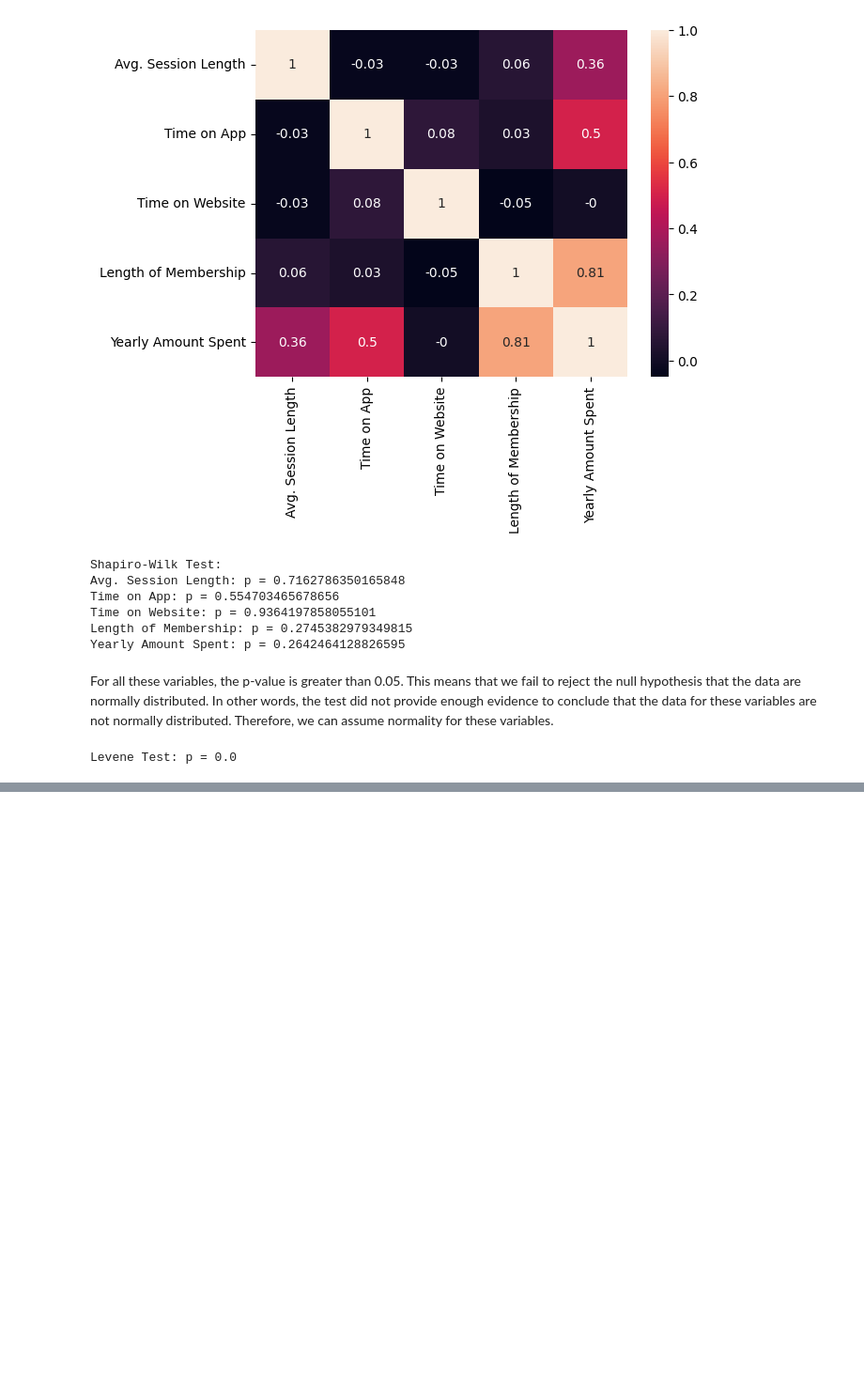
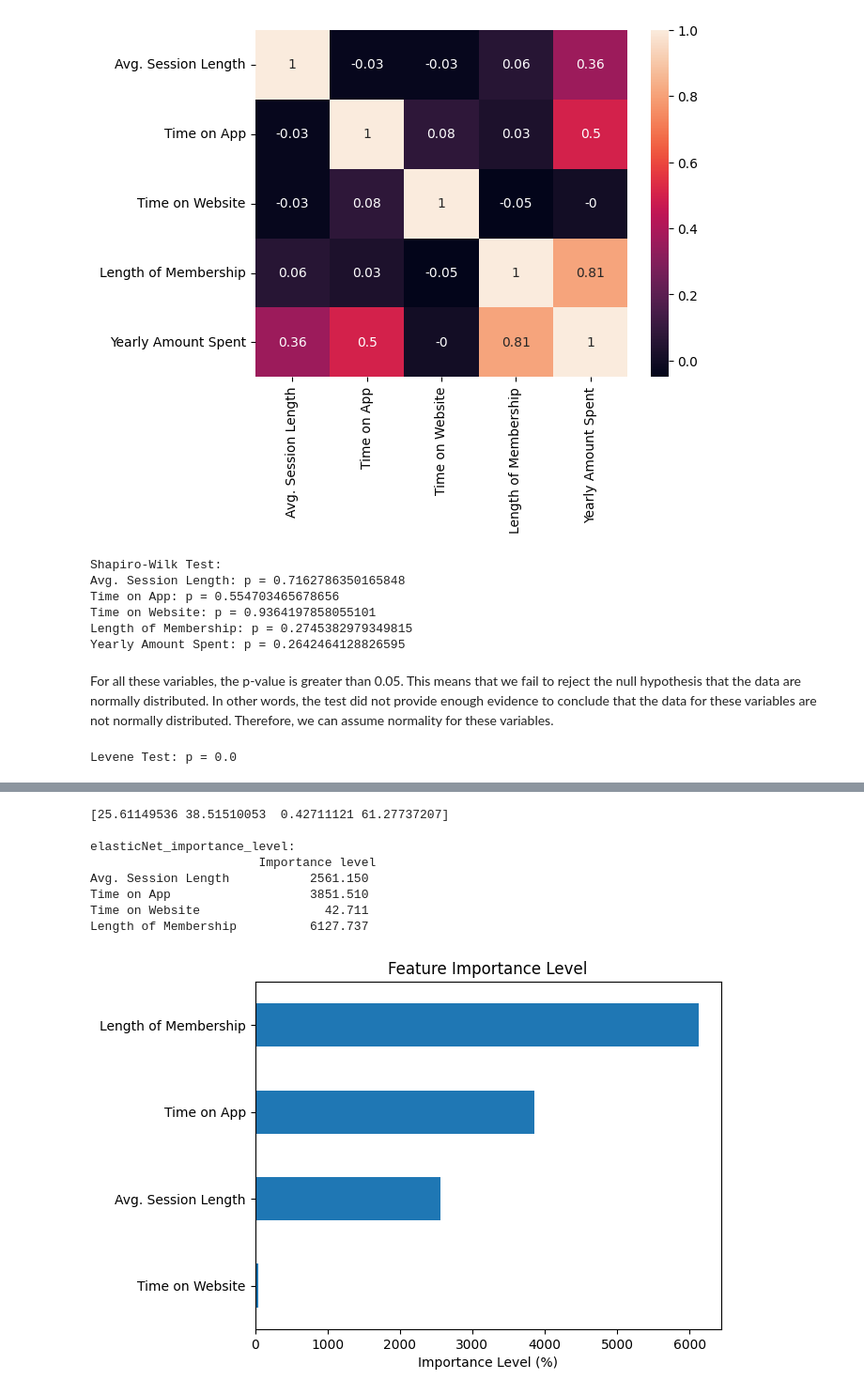
Before and after one commit to baha-ulug/data-cleaning, a Jupyter notebook: ecommerce.ipynb, the cells around one changed output, grey strips where cells are left out. Shown at 94% size. Drawn from its saved outputs; the diff is of its cells as text; code cells hidden in the pictures; blank space fills up the shorter version.

```diff
--- a/ecommerce.ipynb
+++ b/ecommerce.ipynb
@@ -263,0 +423,31 @@ Length of Membership       60.690
+# %%
+from sklearn.linear_model import ElasticNet
+
+ElasticNet_Ridge = ElasticNet(alpha=0.01)
+ElasticNet_Ridge.fit(X, y)
+
+# coefficients of variables
+print(ElasticNet_Ridge.coef_)
+
+elasticNet_importance_level = pd.DataFrame((ElasticNet_Ridge.coef_*100),
+                             # Importance Level
+                             index = X.columns,
+                             # Input variables
+                             columns=['Importance level']
+                             )
+print('\nelasticNet_importance_level: \n',elasticNet_importance_level)
+
+elasticNet_importance_level.sort_values(by='Importance level').plot(kind='barh', legend=False)
+plt.xlabel('Importance Level (%)')
+plt.title('Feature Importance Level')
+plt.show()
+# %% [output]
+[25.61149536 38.51510053  0.42711121 61.27737207]
+
+elasticNet_importance_level:
+                       Importance level
+Avg. Session Length           2561.150
+Time on App                   3851.510
+Time on Website                 42.711
+Length of Membership          6127.737
+[figure, added]
```
Also changed, not shown: parts of 14 cells of this notebook, 1 other file.
